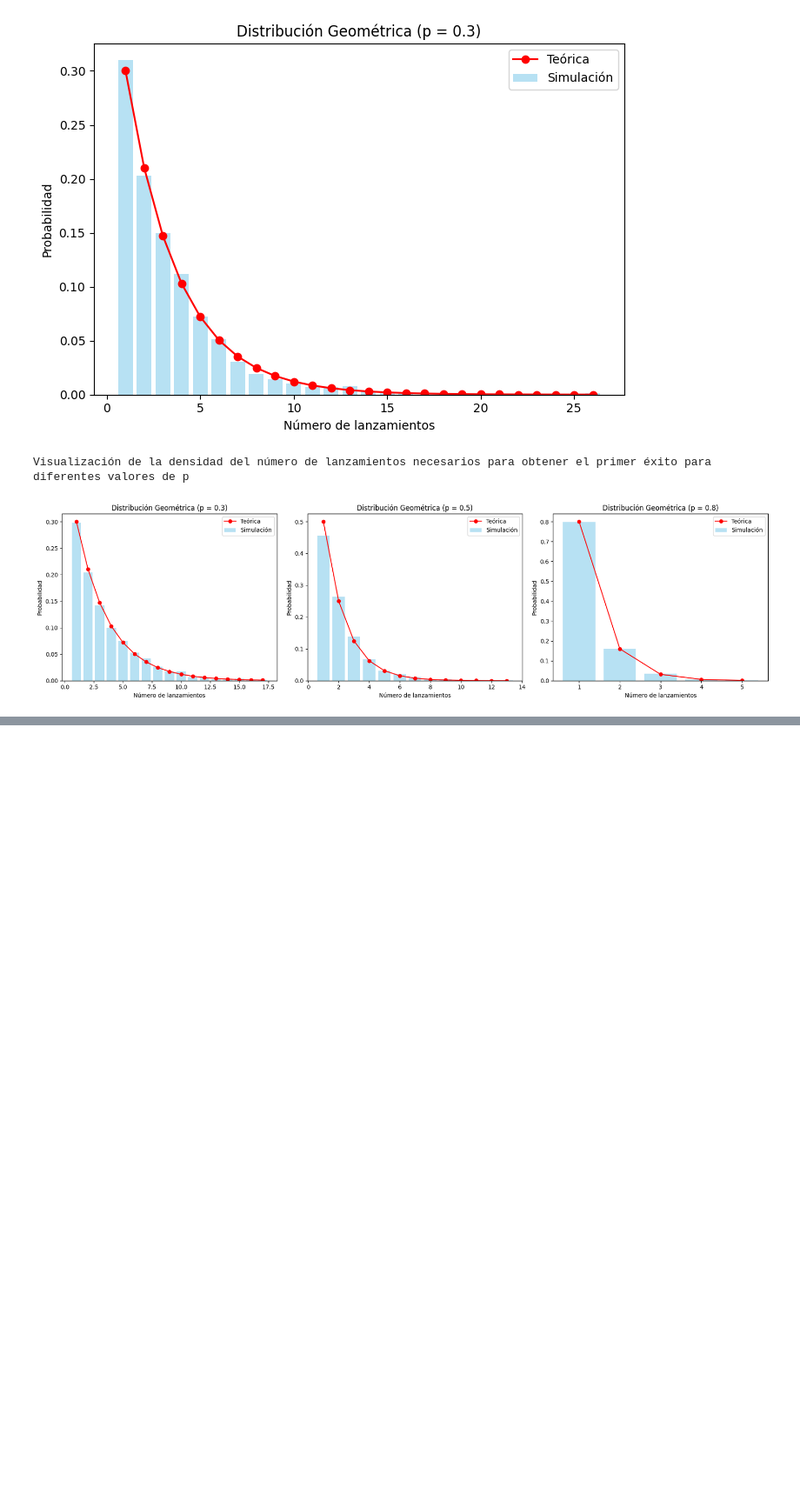
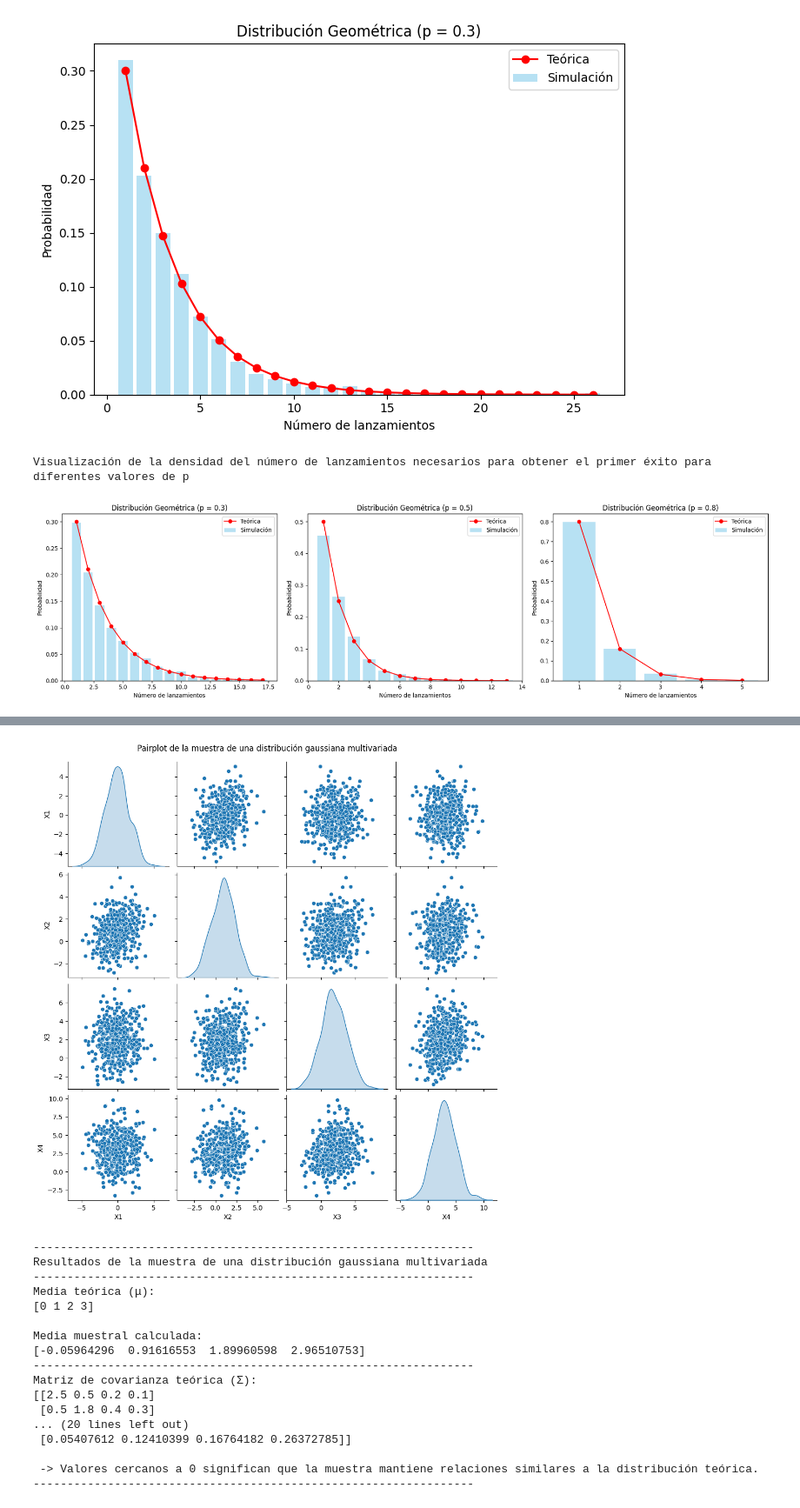
Before and after one commit to XavierLopez25/Lab2_IA, a Jupyter notebook: laboratorio02.ipynb, the cells around one changed output, grey strips where cells are left out. Shown at 87% size. Drawn from its saved outputs; the diff is of its cells as text; code cells hidden in the pictures; blank space fills up the shorter version.

```diff
--- a/laboratorio02.ipynb
+++ b/laboratorio02.ipynb
@@ -100,0 +107,79 @@ Visualización de la densidad del número de lanzamientos necesarios para obtene
+# %%
+n = 4
+
+# Definimos una media mu ∈ ℝ^n
+mu = np.array([0, 1, 2, 3])
+
+# Definimos una matriz de covarianza Σ ∈ ℝ^(n×n)
+Sigma = np.array([
+    [2.5, 0.5, 0.2, 0.1],
+    [0.5, 1.8, 0.4, 0.3],
+    [0.2, 0.4, 3.2, 0.6],
+    [0.1, 0.3, 0.6, 4.0]
+])
+
+# Definimos el tamaño de la muestra
+N = 500
+
+# Generación de la muestra aleatoria de una distribución gaussiana multivariada
+muestra = np.random.multivariate_normal(mean=mu, cov=Sigma, size=N)
+
+# Creación de un DataFrame para facilitar la visualización y análisis
+columnas = [f'X{i+1}' for i in range(n)]
+df = pd.DataFrame(muestra, columns=columnas)
+
+# Graficar el pairplot
+# El pairplot muestra en la diagonal las distribuciones univariadas y en las demás posiciones las relaciones bivariadas.
+sns.pairplot(df, diag_kind='kde')
+plt.suptitle("Pairplot de la muestra de una distribución gaussiana multivariada", y=1.02)
+plt.show()
+
+# Cálculo de la media y la covarianza muestral
+media_muestral = df.mean().values
+cov_muestral = df.cov().values
+
+print("-----------------------------------------------------------------")
+print("Resultados de la muestra de una distribución gaussiana multivariada")
+print("-----------------------------------------------------------------")
+print("Media teórica (μ):")
+print(mu)
+print("\nMedia muestral calculada:")
+print(media_muestral)
+print("-----------------------------------------------------------------")
+print("Matriz de covarianza teórica (Σ):")
+print(Sigma)
+print("\nMatriz de covarianza muestral calculada:")
+print(cov_muestral)
+# Verificación de similitud entre la media y la covarianza teóricas y muestrales
+diferencia_media = np.abs(mu - media_muestral)
+diferencia_cov = np.abs(Sigma - cov_muestral)
+print("-----------------------------------------------------------------")
+print("Comparación entre valores teóricos y muestrales")
+print("-----------------------------------------------------------------")
+print("Diferencia absoluta entre la media teórica y la media muestral:")
+print(diferencia_media)
+print("\n -> Un valor cercano a 0 indica que la media muestral se aproxima bien a la teórica.")
+print("-----------------------------------------------------------------")
+print("Diferencia absoluta entre la matriz de covarianza teórica y la muestral:")
+print(diferencia_cov)
+print("\n -> Valores cercanos a 0 significan que la muestra mantiene relaciones similares a la distribución teórica.")
+print("-----------------------------------------------------------------")
+# %% [output]
+[figure, added]
+-----------------------------------------------------------------
+Resultados de la muestra de una distribución gaussiana multivariada
+-----------------------------------------------------------------
+Media teórica (μ):
+[0 1 2 3]
+
+Media muestral calculada:
+[-0.05964296  0.91616553  1.89960598  2.96510753]
+-----------------------------------------------------------------
+Matriz de covarianza teórica (Σ):
+[[2.5 0.5 0.2 0.1]
+ [0.5 1.8 0.4 0.3]
+... (20 lines left out)
+ [0.05407612 0.12410399 0.16764182 0.26372785]]
+
+ -> Valores cercanos a 0 significan que la muestra mantiene relaciones similares a la distribución teórica.
+-----------------------------------------------------------------
```
Also changed, not shown: parts of 3 cells of this notebook.
